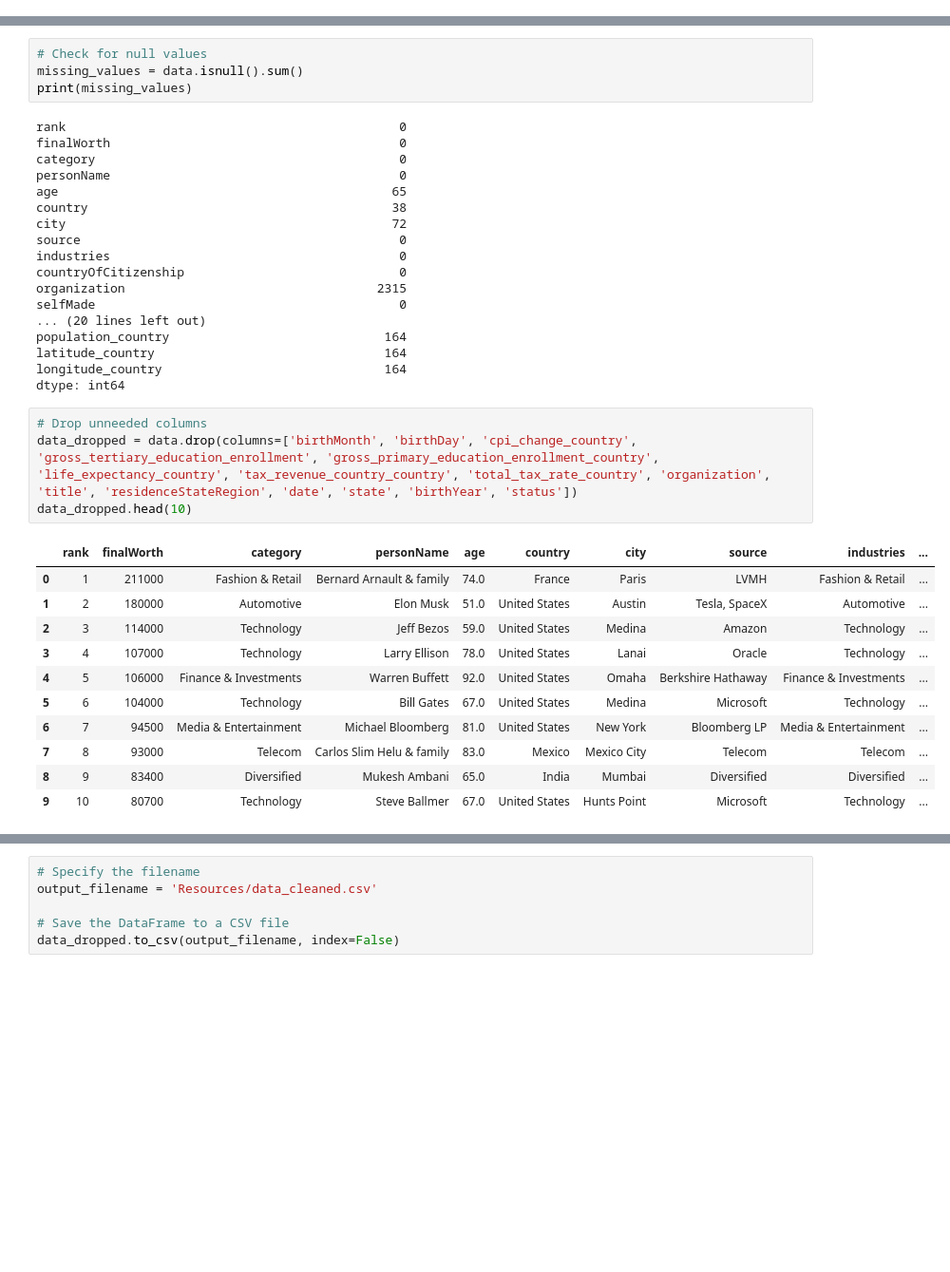
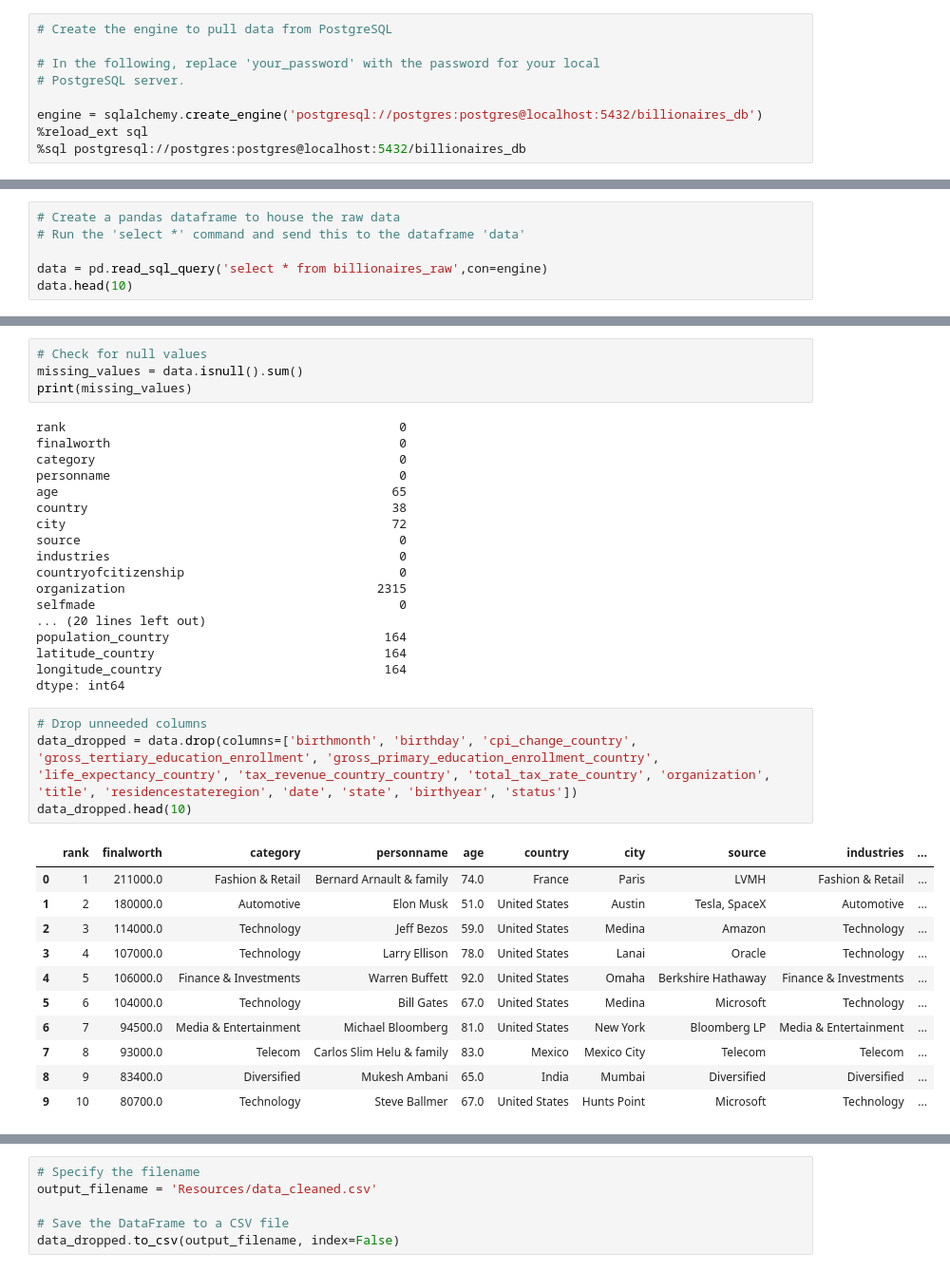
Before and after one commit to cmaijala/Billionaire-Insights, a Jupyter notebook: main.ipynb, the cells around one changed output, grey strips where cells are left out. Shown: that part at 95% size. Cells and saved outputs as stored; diff of their text form; blank space fills up the shorter version.

```diff
--- a/main.ipynb
+++ b/main.ipynb
@@ -29,0 +11,9 @@ data.head(10)
+# %%
+# Create the engine to pull data from PostgreSQL
+
+# In the following, replace 'your_password' with the password for your local
+# PostgreSQL server.
+
+engine = sqlalchemy.create_engine('postgresql://postgres:postgres@localhost:5432/billionaires_db')
+%reload_ext sql
+%sql postgresql://postgres:postgres@localhost:5432/billionaires_db
@@ -29,0 +22,6 @@ data.head(10)
+# %%
+# Create a pandas dataframe to house the raw data
+# Run the 'select *' command and send this to the dataframe 'data'
+
+data = pd.read_sql_query('select * from billionaires_raw',con=engine)
+data.head(10)
@@ -33,17 +44,17 @@ missing_values = data.isnull().sum()
 print(missing_values)
 # %% [output]
 rank                                             0
-finalWorth                                       0
+finalworth                                       0
 category                                         0
-personName                                       0
+personname                                       0
 age                                             65
 country                                         38
 city                                            72
 source                                           0
 industries                                       0
-countryOfCitizenship                             0
+countryofcitizenship                             0
 organization                                  2315
-selfMade                                         0
+selfmade                                         0
 ... (20 lines left out)
 population_country                             164
 latitude_country                               164
@@ -51,18 +62,18 @@ longitude_country                              164
 dtype: int64
 # %%
 # Drop unneeded columns
-data_dropped = data.drop(columns=['birthMonth', 'birthDay', 'cpi_change_country', 'gross_tertiary_education_enrollment', 'gross_primary_education_enrollment_country', 'life_expectancy_country', 'tax_revenue_country_country', 'total_tax_rate_country', 'organization', 'title', 'residenceStateRegion', 'date', 'state', 'birthYear', 'status'])
+data_dropped = data.drop(columns=['birthmonth', 'birthday', 'cpi_change_country', 'gross_tertiary_education_enrollment', 'gross_primary_education_enrollment_country', 'life_expectancy_country', 'tax_revenue_country_country', 'total_tax_rate_country', 'organization', 'title', 'residencestateregion', 'date', 'state', 'birthyear', 'status'])
 data_dropped.head(10)
 # %% [output]
-|  | rank | finalWorth | category | personName | age | country | city | source | industries | ... |
-| 0 | 1 | 211000 | Fashion & Retail | Bernard Arnault & family | 74.0 | France | Paris | LVMH | Fashion & Retail | ... |
-| 1 | 2 | 180000 | Automotive | Elon Musk | 51.0 | United States | Austin | Tesla, SpaceX | Automotive | ... |
-| 2 | 3 | 114000 | Technology | Jeff Bezos | 59.0 | United States | Medina | Amazon | Technology | ... |
-| 3 | 4 | 107000 | Technology | Larry Ellison | 78.0 | United States | Lanai | Oracle | Technology | ... |
-| 4 | 5 | 106000 | Finance & Investments | Warren Buffett | 92.0 | United States | Omaha | Berkshire Hathaway | Finance & Investments | ... |
-| 5 | 6 | 104000 | Technology | Bill Gates | 67.0 | United States | Medina | Microsoft | Technology | ... |
-| 6 | 7 | 94500 | Media & Entertainment | Michael Bloomberg | 81.0 | United States | New York | Bloomberg LP | Media & Entertainment | ... |
-| 7 | 8 | 93000 | Telecom | Carlos Slim Helu & family | 83.0 | Mexico | Mexico City | Telecom | Telecom | ... |
-| 8 | 9 | 83400 | Diversified | Mukesh Ambani | 65.0 | India | Mumbai | Diversified | Diversified | ... |
-| 9 | 10 | 80700 | Technology | Steve Ballmer | 67.0 | United States | Hunts Point | Microsoft | Technology | ... |
+|  | rank | finalworth | category | personname | age | country | city | source | industries | ... |
+| 0 | 1 | 211000.0 | Fashion & Retail | Bernard Arnault & family | 74.0 | France | Paris | LVMH | Fashion & Retail | ... |
+| 1 | 2 | 180000.0 | Automotive | Elon Musk | 51.0 | United States | Austin | Tesla, SpaceX | Automotive | ... |
+| 2 | 3 | 114000.0 | Technology | Jeff Bezos | 59.0 | United States | Medina | Amazon | Technology | ... |
+| 3 | 4 | 107000.0 | Technology | Larry Ellison | 78.0 | United States | Lanai | Oracle | Technology | ... |
+| 4 | 5 | 106000.0 | Finance & Investments | Warren Buffett | 92.0 | United States | Omaha | Berkshire Hathaway | Finance & Investments | ... |
+| 5 | 6 | 104000.0 | Technology | Bill Gates | 67.0 | United States | Medina | Microsoft | Technology | ... |
+| 6 | 7 | 94500.0 | Media & Entertainment | Michael Bloomberg | 81.0 | United States | New York | Bloomberg LP | Media & Entertainment | ... |
+| 7 | 8 | 93000.0 | Telecom | Carlos Slim Helu & family | 83.0 | Mexico | Mexico City | Telecom | Telecom | ... |
+| 8 | 9 | 83400.0 | Diversified | Mukesh Ambani | 65.0 | India | Mumbai | Diversified | Diversified | ... |
+| 9 | 10 | 80700.0 | Technology | Steve Ballmer | 67.0 | United States | Hunts Point | Microsoft | Technology | ... |
 # %%
```
Also changed, not shown: parts of 10 cells of this notebook, 9 other files.
